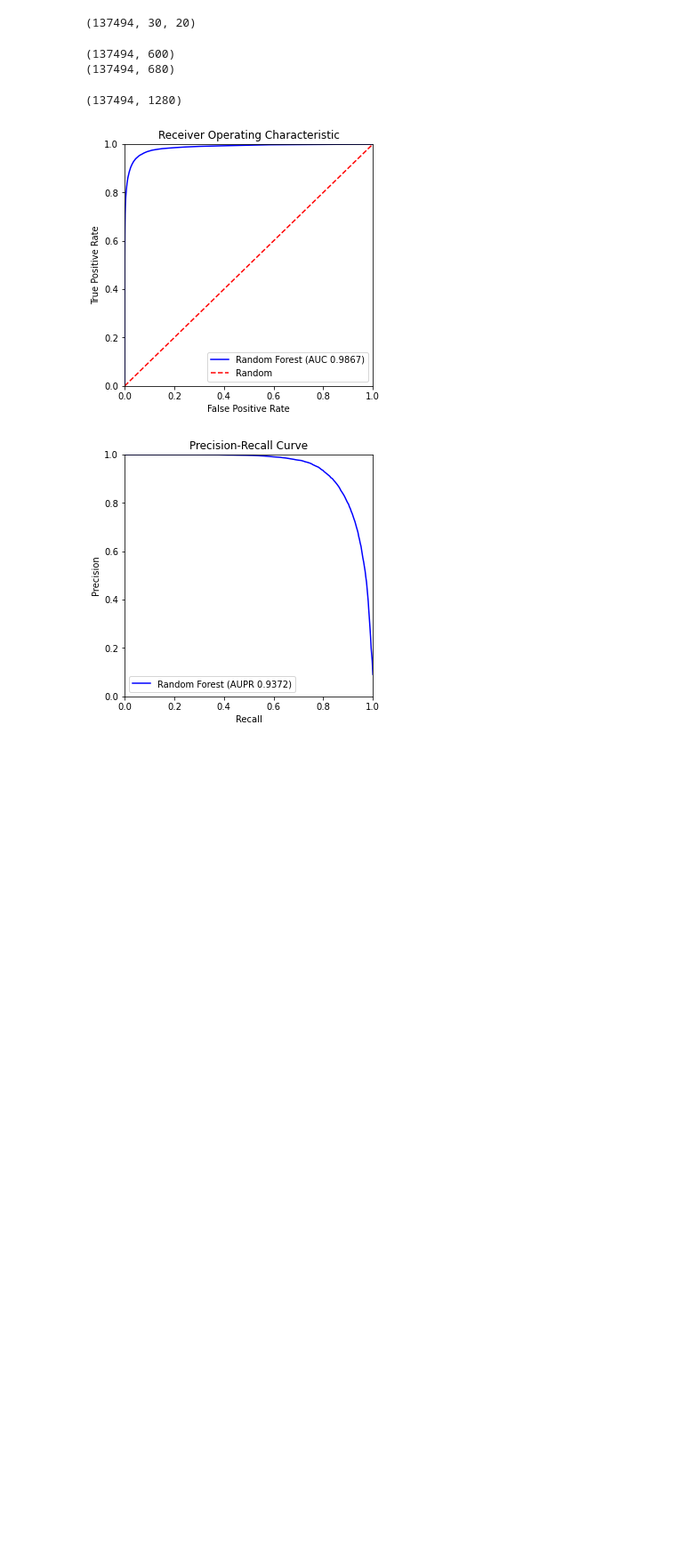
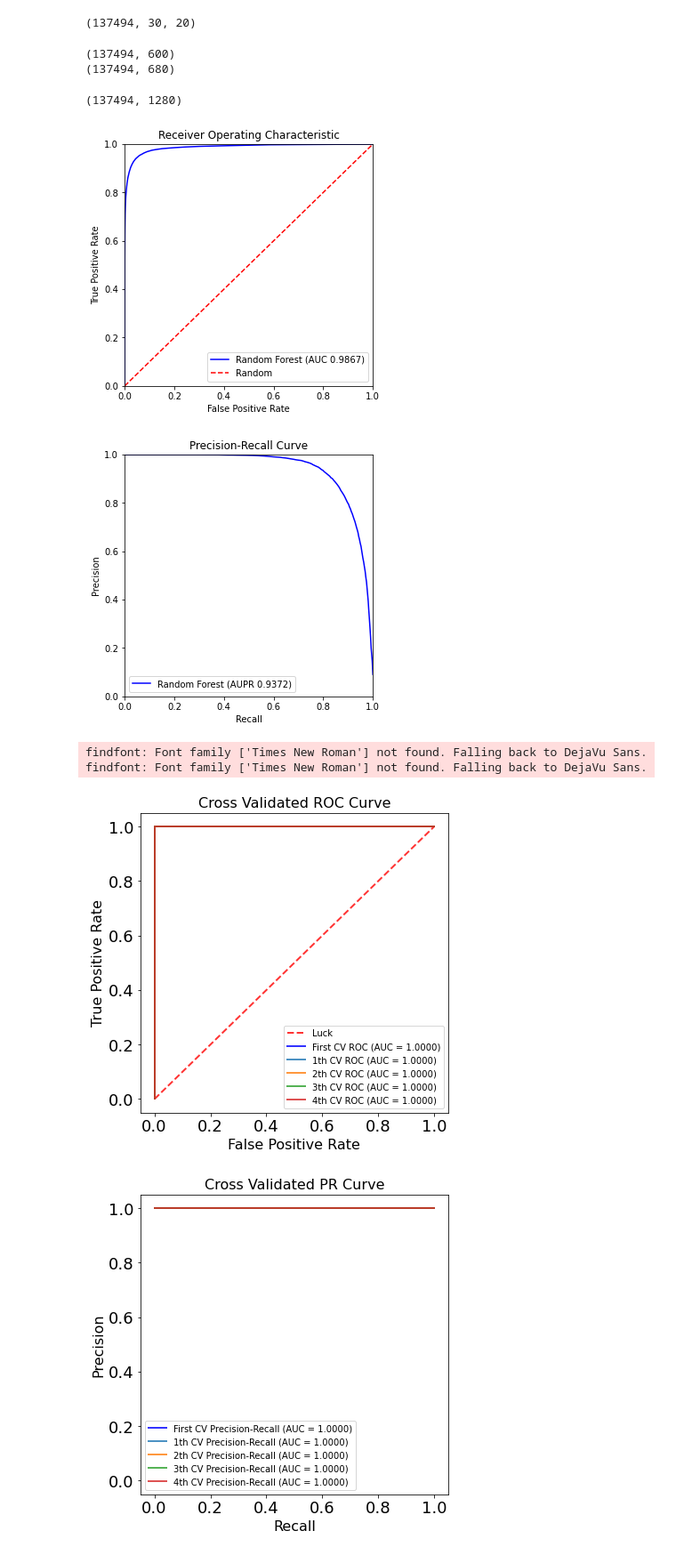
Before and after one commit to jjia1/viralepitope, a Jupyter notebook: ViralEpitopeModel_MachineLearning_BalancedData_5foldCV.ipynb, the cells around one changed output. Shown at 89% size. Cells and saved outputs as stored; diff of their text form; code cells hidden in the pictures; blank space fills up the shorter version.

```diff
--- a/ViralEpitopeModel_MachineLearning_BalancedData_5foldCV.ipynb
+++ b/ViralEpitopeModel_MachineLearning_BalancedData_5foldCV.ipynb
@@ -124,7 +124,7 @@ font1 = {'family' : 'Times New Roman',
         'size'   : 16}
 
 for i, (train, test) in enumerate(kfold.split(train_pep, train_target)):
-    rf = RandomForestClassifier(random_state = 1337)
+    rf = RandomForestClassifier()
 
     training_data = train_data[train]
     training_target = train_target[train]
@@ -171,30 +171,36 @@ for i, (train, test) in enumerate(kfold.split(train_pep, train_target)):
                 lw=2, alpha=.8)
 
         ax2.set_xlim([-0.05, 1.05])
         ax2.set_ylim([-0.05, 1.05])
         ax2.set_xlabel('Recall', font1)
         ax2.set_ylabel('Precision', font1)
         title2 = 'Cross Validated PR Curve'
         ax2.set_title(title2, font1)
         ax2.legend(loc="lower left")
 
     else:
         fpr, tpr, thresholds = roc_curve(validation_target, pred[:,1])
         auroc = roc_auc_score(validation_target, pred[:,1])
         precision, recall, _ = precision_recall_curve(validation_target, pred[:,1])
         aupr = average_precision_score(validation_target, pred[:,1])
 
         ax1.plot(fpr, tpr,
         label=str(i)+'th CV ROC (AUC = %0.4f)' % (auroc),
             lw=2, alpha=.8)
         ax1.legend(loc="lower right")
 
 
         ax2.plot(recall, precision,
         label=str(i)+'th CV Precision-Recall (AUC = %0.4f)' % (aupr),
         lw=2, alpha=.8)
         ax2.legend(loc="lower left")
 
     joblib.dump(rf, 'model/randomforest/rf_'+str(i))
     np.append(all_probas, pred)
     np.append(all_labels, validation_target)
+    del rf
+# %% [output]
+findfont: Font family ['Times New Roman'] not found. Falling back to DejaVu Sans.
+findfont: Font family ['Times New Roman'] not found. Falling back to DejaVu Sans.
+[figure, added]
+[figure, added]
```
Also changed, not shown: parts of 2 cells of this notebook.
